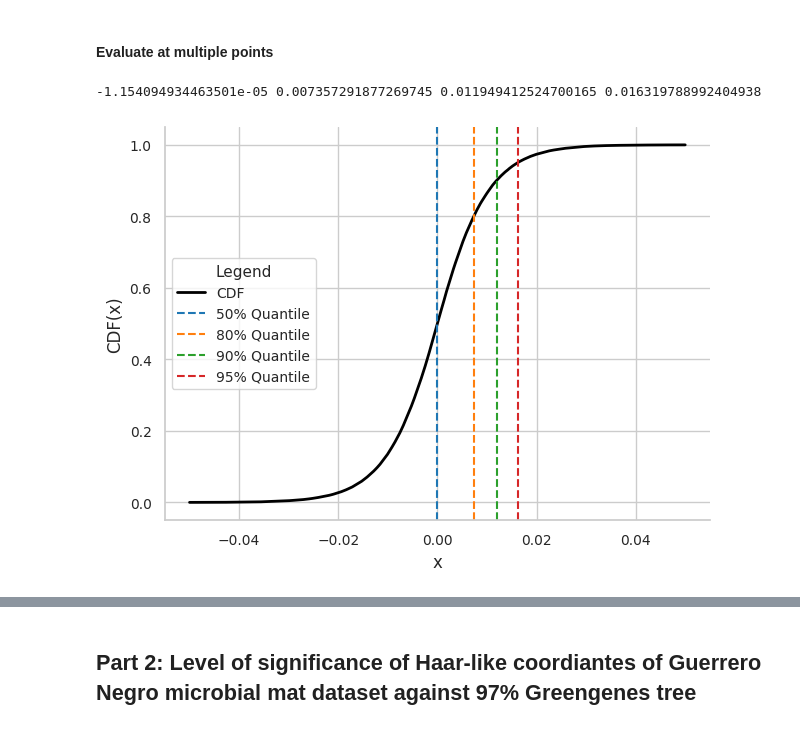
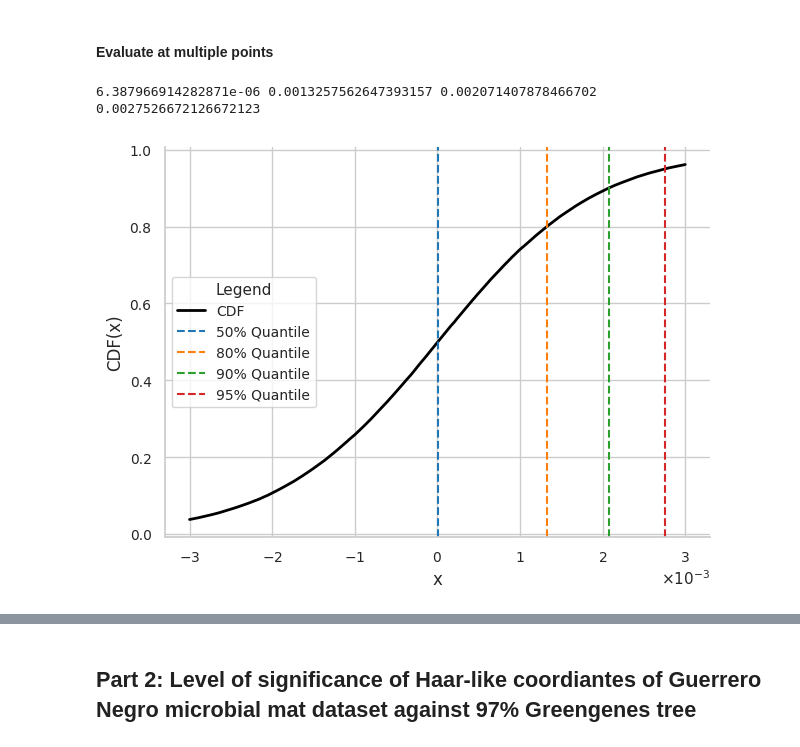
Before and after one commit to spsvihla/pcms, a Jupyter notebook: notebooks/haar_like_wavelets_level_of_significance.ipynb, the cells around one changed output, grey strips where cells are left out. Saved outputs shown, nothing was run; the diff lists cells and outputs as text; code cells hidden in the pictures.

```diff
--- a/notebooks/haar_like_wavelets_level_of_significance.ipynb
+++ b/notebooks/haar_like_wavelets_level_of_significance.ipynb
@@ -170,7 +179,7 @@ plt.show()
 # %% [markdown]
 #### Evaluate at a single point
 # %%
-n_leaves = 100
+n_leaves = 1000
 tree = pcms.tree.cbst(n_leaves=n_leaves)
 y = 0.04
 eps = 0.01
@@ -192,0 +197,3 @@ quant95_dod = root_scalar(lambda x: pcms.haar.cdf_proj_dirichlet_diff(x, tree, n
+# %%
+n_points = 1000
+ys_dod = np.linspace(-0.003, 0.003, n_points)
@@ -193,7 +202,8 @@ quant95_dod = root_scalar(lambda x: pcms.haar.cdf_proj_dirichlet_diff(x, tree, n
+# %%
+quantile_levels = [0.5, 0.8, 0.9, 0.95]
+quantiles_dod = np.interp(quantile_levels, cdf_vals_dod, ys_dod)
+quant50_dod, quant80_dod, quant90_dod, quant95_dod = quantiles_dod
 # %%
-print(quant50_dod.root, quant80_dod.root, quant90_dod.root, quant95_dod.root)
+print(quant50_dod, quant80_dod, quant90_dod, quant95_dod)
 # %% [output]
--1.154094934463501e-05 0.007357291877269745 0.011949412524700165 0.016319788992404938
+6.387966914282871e-06 0.0013257562647393157 0.002071407878466702 0.0027526672126672123
-# %%
-n_points = 1000
-ys_dod = np.linspace(-0.05, 0.05, n_points)
@@ -202,28 +210,30 @@ cdf_vals_dod = pcms.haar.cdf_proj_dirichlet_diff(ys_dod, tree, node=node)
 # %%
 sns.set_theme(style="whitegrid")
 
-# Create high-DPI figure for sharpness
 fig, ax = plt.subplots()
 
-# Plot CDF
 ax.plot(ys_dod, cdf_vals_dod, label='CDF', color='black', linewidth=2)
 
-# Vertical quantile lines
-ax.axvline(quant50_dod.root, linestyle='--', color='#1f77b4', label='50% Quantile')
-ax.axvline(quant80_dod.root, linestyle='--', color='#ff7f0e', label='80% Quantile')
-ax.axvline(quant90_dod.root, linestyle='--', color='#2ca02c', label='90% Quantile')
-ax.axvline(quant95_dod.root, linestyle='--', color='#d62728', label='95% Quantile')
+ax.axvline(quant50_dod, linestyle='--', color='#1f77b4', label='50% Quantile')
+ax.axvline(quant80_dod, linestyle='--', color='#ff7f0e', label='80% Quantile')
+ax.axvline(quant90_dod, linestyle='--', color='#2ca02c', label='90% Quantile')
+ax.axvline(quant95_dod, linestyle='--', color='#d62728', label='95% Quantile')
 
-# Labels and title
 ax.set_xlabel("x", fontsize=12)
 ax.set_ylabel("CDF(x)", fontsize=12)
+
+# Scientific notation formatter
+formatter = mtick.ScalarFormatter(useMathText=True)
+formatter.set_scientific(True)
+formatter.set_powerlimits((-3, 4))  # Use scientific notation if exponent < -3 or > 4
+ax.xaxis.set_major_formatter(formatter)
 
 ax.tick_params(axis='both', which='major', labelsize=10)
 sns.despine()
 
 ax.legend(title="Legend", fontsize=10, title_fontsize=11, loc="center left", frameon=True)
 
 plt.tight_layout()
 plt.show()
 # %% [output]
-[figure, old version]
+[figure, new version]
```
Also changed, not shown: parts of 25 cells of this notebook.
